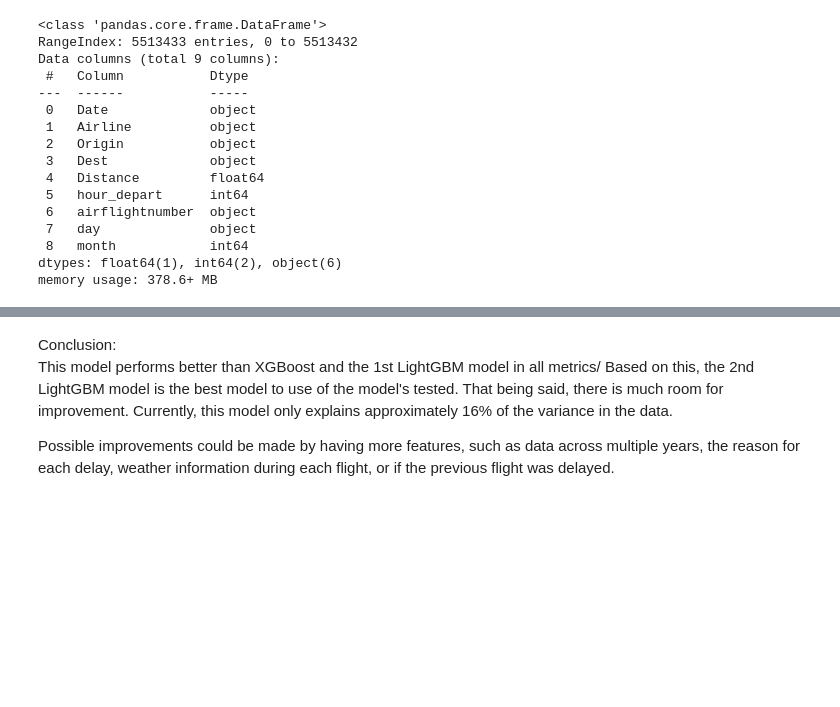
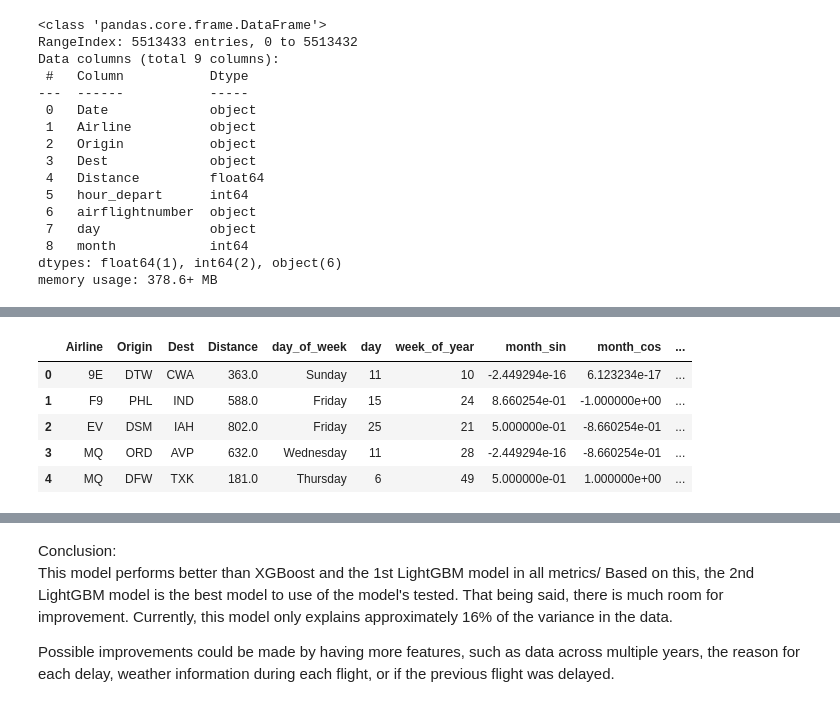
Before and after one commit to segoldsmith/Capstone2, a Jupyter notebook: Capstone2_Modelling.ipynb, the cells around one changed output, grey strips where cells are left out. Cells and saved outputs as stored; diff of their text form; code cells hidden in the pictures; blank space fills up the shorter version.

```diff
--- a/Capstone2_Modelling.ipynb
+++ b/Capstone2_Modelling.ipynb
@@ -721,3 +741,12 @@ X_test_cat.drop(columns=["airflightnumber"], inplace=True)
+# %%
+X_train_cat.head()
+# %% [output]
+|  | Airline | Origin | Dest | Distance | day_of_week | day | week_of_year | month_sin | month_cos | ... |
+| 0 | 9E | DTW | CWA | 363.0 | Sunday | 11 | 10 | -2.449294e-16 | 6.123234e-17 | ... |
+| 1 | F9 | PHL | IND | 588.0 | Friday | 15 | 24 | 8.660254e-01 | -1.000000e+00 | ... |
+| 2 | EV | DSM | IAH | 802.0 | Friday | 25 | 21 | 5.000000e-01 | -8.660254e-01 | ... |
+| 3 | MQ | ORD | AVP | 632.0 | Wednesday | 11 | 28 | -2.449294e-16 | -8.660254e-01 | ... |
+| 4 | MQ | DFW | TXK | 181.0 | Thursday | 6 | 49 | 5.000000e-01 | 1.000000e+00 | ... |
 # %%
 sample_fraction = 0.2
 
```
Also changed, not shown: parts of 21 cells of this notebook, 9 other files.
